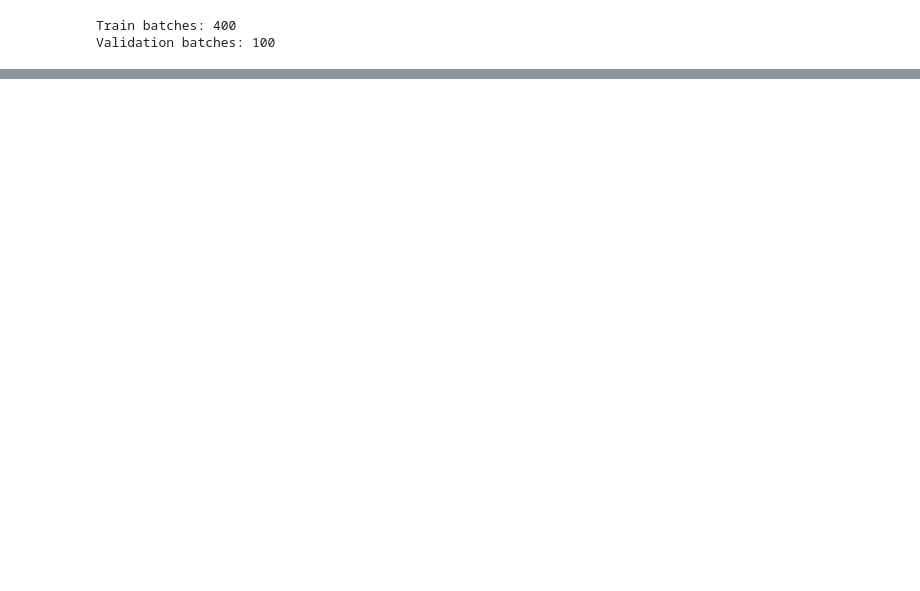
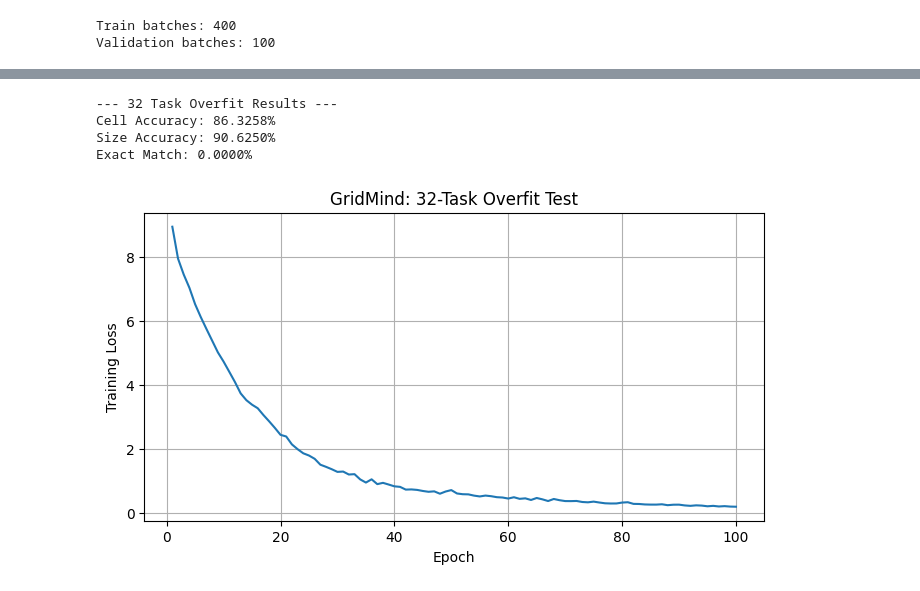
Before and after one commit to shriom17/GridMind, a Jupyter notebook: gridmind.ipynb, the cells around one changed output, grey strips where cells are left out. Cells and saved outputs as stored; diff of their text form; code cells hidden in the pictures; blank space fills up the shorter version.

Commit message:
Kaggle Notebook | GridMind | Version 1

```diff
--- a/gridmind.ipynb
+++ b/gridmind.ipynb
@@ -1288,0 +1674,39 @@ plt.show()
+# %%
+overfit_metrics = evaluate(
+    overfit_model,
+    overfit_loader
+)
+
+print("\n--- 32 Task Overfit Results ---")
+print(
+    f"Cell Accuracy: "
+    f"{overfit_metrics['cell_accuracy']:.4%}"
+)
+print(
+    f"Size Accuracy: "
+    f"{overfit_metrics['size_accuracy']:.4%}"
+)
+print(
+    f"Exact Match: "
+    f"{overfit_metrics['exact_match']:.4%}"
+)
+# %% [output]
+--- 32 Task Overfit Results ---
+Cell Accuracy: 86.3258%
+Size Accuracy: 90.6250%
+Exact Match: 0.0000%
+# %%
+plt.figure(figsize=(8, 4))
+
+plt.plot(
+    range(1, len(overfit_history) + 1),
+    overfit_history
+)
+
+plt.xlabel("Epoch")
+plt.ylabel("Training Loss")
+plt.title("GridMind: 32-Task Overfit Test")
+plt.grid(True)
+plt.show()
+# %% [output]
+[figure, added]
```
Also changed, not shown: parts of 29 cells of this notebook.
